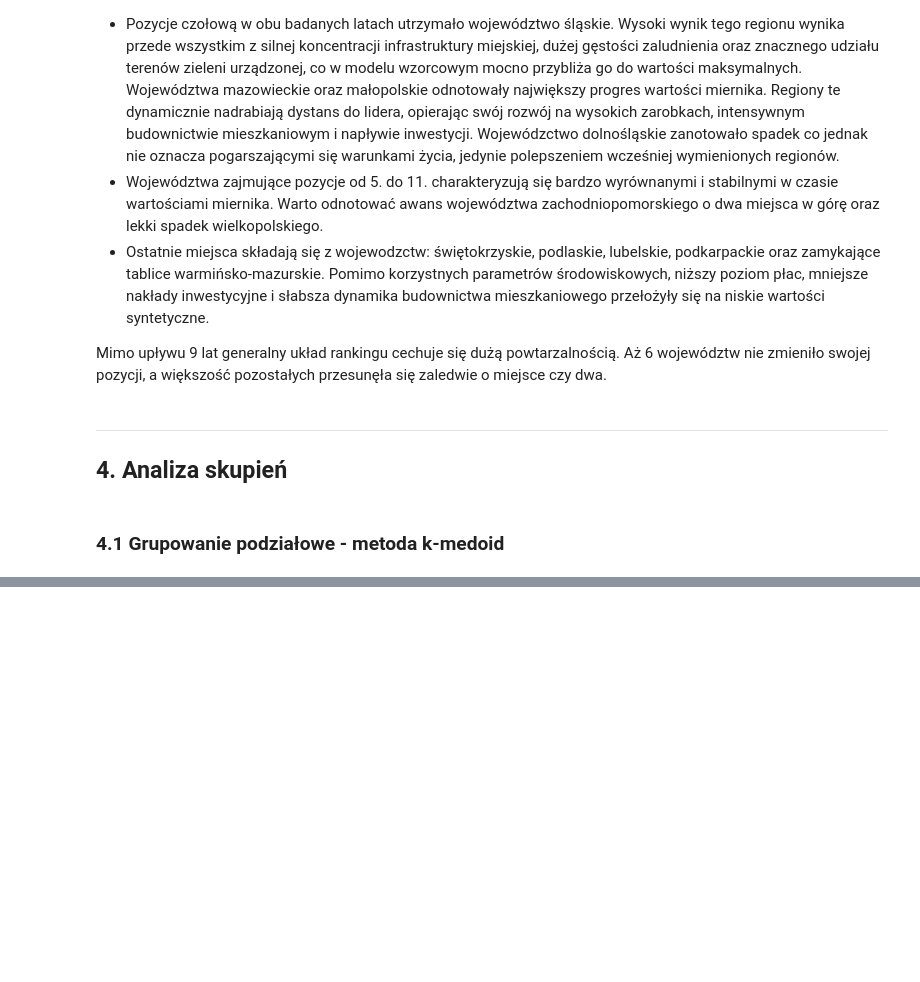
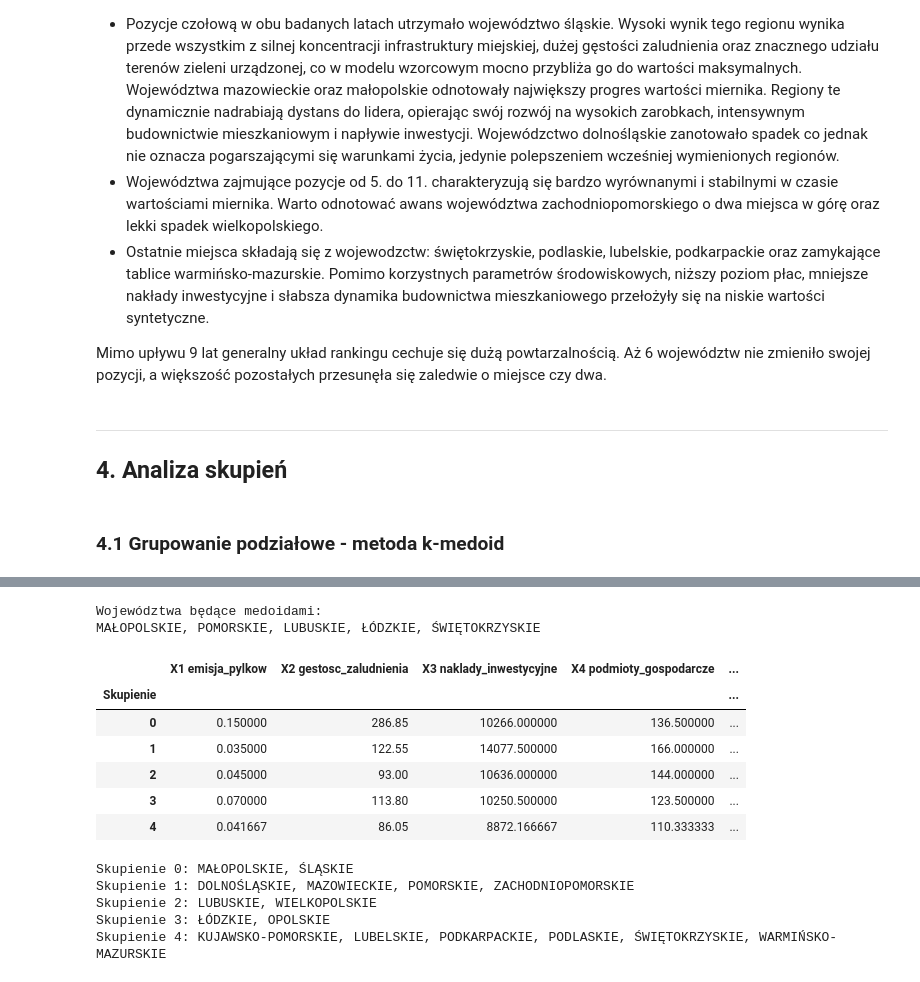
Before and after one commit to Fyjonn/Statistical-data-analysis, a Jupyter notebook: project.ipynb, the cells around one changed output, grey strips where cells are left out. Drawn from its saved outputs; the diff is of its cells as text; code cells hidden in the pictures; blank space fills up the shorter version.

Commit message:
Opis metody k-medoid

```diff
--- a/project.ipynb
+++ b/project.ipynb
@@ -400,12 +399,15 @@ def k_medoid (df):
             k = i
     kmedoids = KMedoids(n_clusters=k, random_state=42, metric='euclidean')
     df['Skupienie'] = kmedoids.fit_predict(df_scaled)
+    medoid_indices = kmedoids.medoid_indices_
+    print("Województwa będące medoidami:")
+    print(", ".join(df.index[medoid_indices]))
 
 
 k_medoid(df_2015)
 tabela_medoid_2015 = df_2015.groupby('Skupienie').mean()
 display(tabela_medoid_2015)
-grupy_wojewodztw_2015 = df_2015.groupby('Skupienie').apply(lambda x: list(x.index)).reset_index(name='Województwa')
+grupy_wojewodztw_2015 = df_2015.groupby('Skupienie').apply(lambda x: list(x.index), include_groups = False).reset_index(name='Województwa')
 for idx, row in grupy_wojewodztw_2015.iterrows():
     print(f"Skupienie {row['Skupienie']}: {', '.join(row['Województwa'])}")
 # %% [output]
@@ -412,0 +436,22 @@ ModuleNotFoundError: No module named 'sklearn'
+# %%
+k_medoid(df_2024)
+tabela_medoid_2024 = df_2024.groupby('Skupienie').mean()
+display(tabela_medoid_2024)
+grupy_wojewodztw_2024 = df_2024.groupby('Skupienie').apply(lambda x: list(x.index), include_groups = False).reset_index(name='Województwa')
+for idx, row in grupy_wojewodztw_2024.iterrows():
+    print(f"Skupienie {row['Skupienie']}: {', '.join(row['Województwa'])}")
+# %% [output]
+Województwa będące medoidami:
+MAŁOPOLSKIE, POMORSKIE, LUBUSKIE, ŁÓDZKIE, ŚWIĘTOKRZYSKIE
+|  | X1 emisja_pylkow | X2 gestosc_zaludnienia | X3 naklady_inwestycyjne | X4 podmioty_gospodarcze | ... |
+| Skupienie |  |  |  |  | ... |
+| 0 | 0.150000 | 286.85 | 10266.000000 | 136.500000 | ... |
+| 1 | 0.035000 | 122.55 | 14077.500000 | 166.000000 | ... |
+| 2 | 0.045000 | 93.00 | 10636.000000 | 144.000000 | ... |
+| 3 | 0.070000 | 113.80 | 10250.500000 | 123.500000 | ... |
+| 4 | 0.041667 | 86.05 | 8872.166667 | 110.333333 | ... |
+Skupienie 0: MAŁOPOLSKIE, ŚLĄSKIE
+Skupienie 1: DOLNOŚLĄSKIE, MAZOWIECKIE, POMORSKIE, ZACHODNIOPOMORSKIE
+Skupienie 2: LUBUSKIE, WIELKOPOLSKIE
+Skupienie 3: ŁÓDZKIE, OPOLSKIE
+Skupienie 4: KUJAWSKO-POMORSKIE, LUBELSKIE, PODKARPACKIE, PODLASKIE, ŚWIĘTOKRZYSKIE, WARMIŃSKO-MAZURSKIE
```
Also changed, not shown: parts of 14 cells of this notebook.
